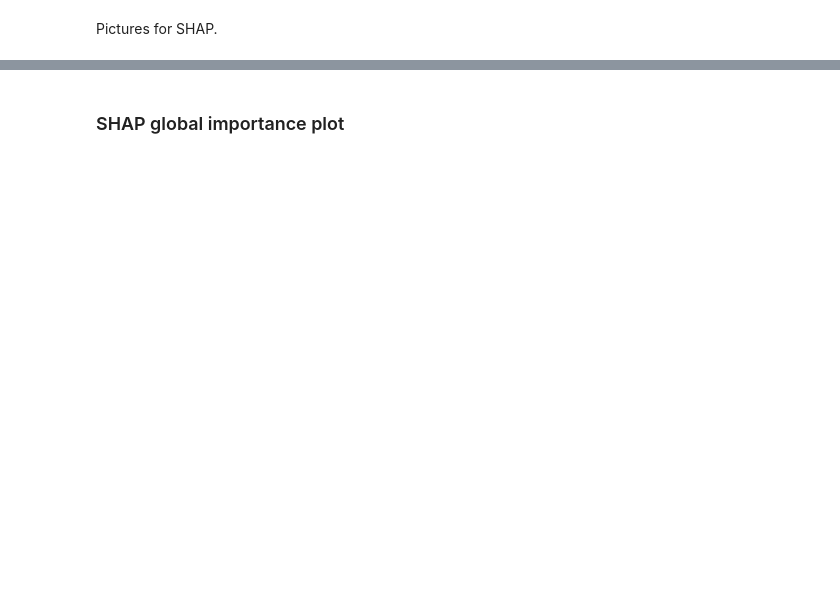
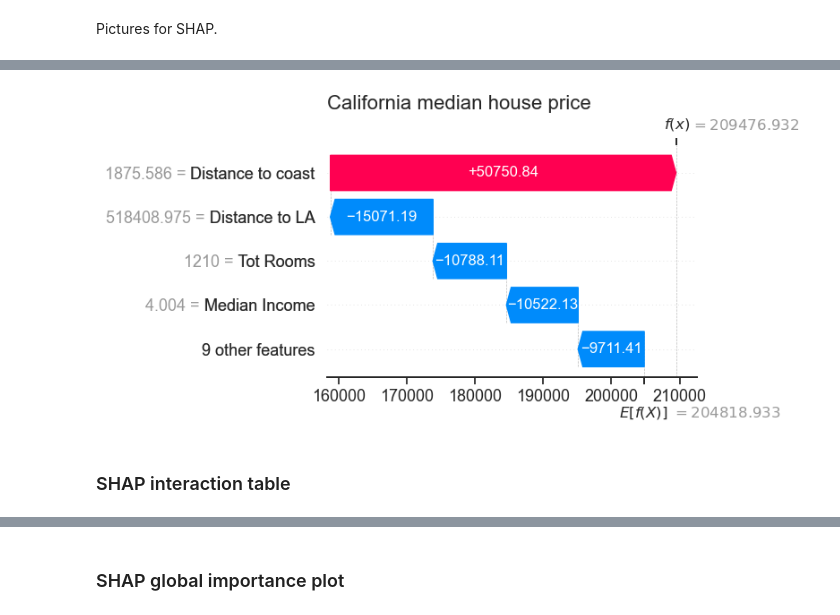
Before and after one commit to lasse-meixner/SHAP_in_econ, a Jupyter notebook: jtpa/pictures.ipynb, the cells around one changed output, grey strips where cells are left out. Drawn from its saved outputs; the diff is of its cells as text; code cells hidden in the pictures; blank space fills up the shorter version.

```diff
--- a/jtpa/pictures.ipynb
+++ b/jtpa/pictures.ipynb
@@ -20,0 +143,27 @@ cf_iv_SHAP_int = np.load("cf_iv_SHAP_interactions.npy")
+# %%
+# get rid of _ in col names
+ca.columns = ca.columns.str.replace("_", " ")
+
+# get X and y
+X = ca.drop("Median House Value", axis=1)
+y = ca["Median House Value"]
+# %%
+# train regression forest
+from sklearn.ensemble import RandomForestRegressor
+from sklearn.model_selection import GridSearchCV
+
+# grid
+param_grid = {
+    'n_estimators': [50, 100, 200],
+    'max_depth': [5, 10, 20],
+    'min_samples_leaf': [4, 8, 10]
+}
+
+# grid search
+rf = RandomForestRegressor()
+grid_search = GridSearchCV(estimator=rf, param_grid=param_grid, cv=4, n_jobs=-1, verbose=1)
+grid_search.fit(X, y)
+
+# get best estimator
+best_rf = grid_search.best_estimator_
+best_rf.get_params()
@@ -20,0 +188,21 @@ cf_iv_SHAP_int = np.load("cf_iv_SHAP_interactions.npy")
+# %%
+# get SHAP
+explainer = shap.TreeExplainer(best_rf)
+shap_values = explainer(X)
+# %%
+# get waterfall for random house
+# 3 was good
+ind = 3
+
+shap.plots.waterfall(shap_values[ind], max_display=5, show = False)
+
+plt.title("California median house price", fontsize = 16, loc = "left")
+plt.tight_layout()
+
+# save fig
+plt.savefig("shap_waterfall.pdf", format = "pdf", dpi = 400)
+plt.show()
+# %% [output]
+[figure, added]
+# %% [markdown]
+### SHAP interaction table
```
Also changed, not shown: parts of 46 cells of this notebook, 4 other files.
